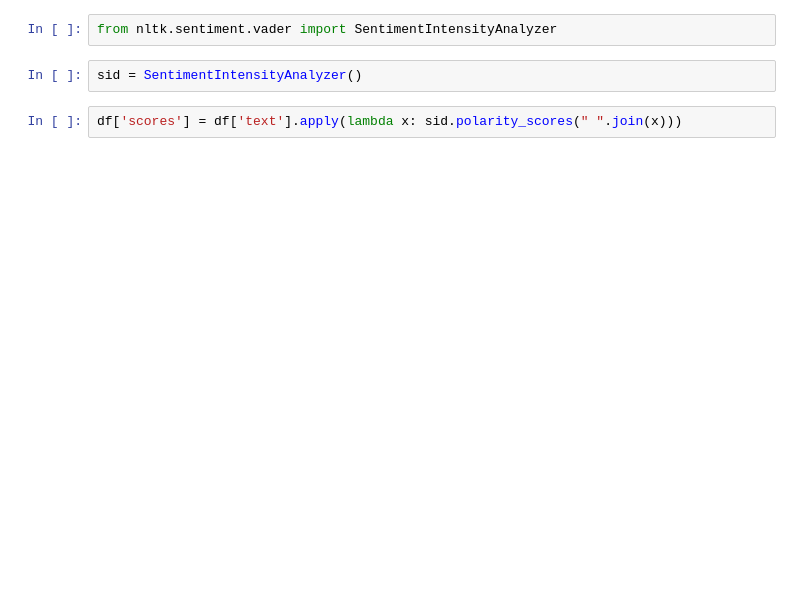
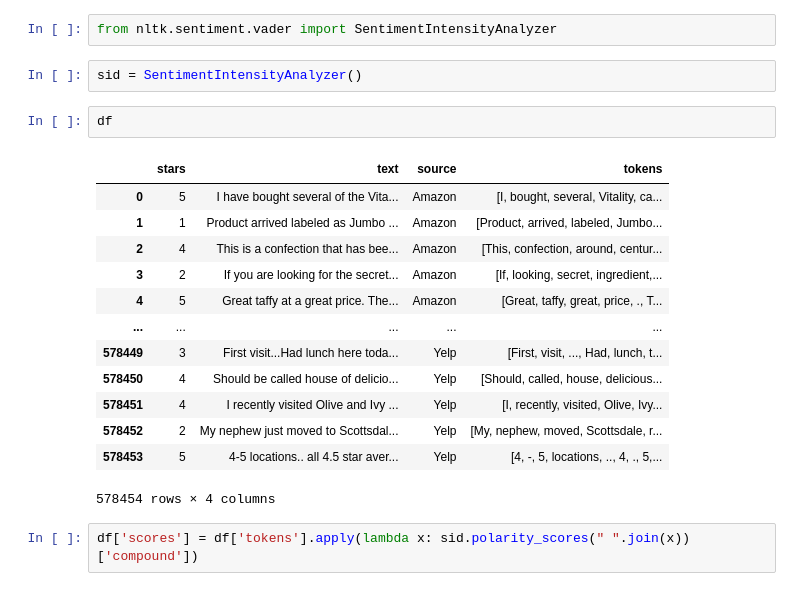
Before and after one commit to gregpollock/Customer-Reviews, a Jupyter notebook: Project.ipynb, the cells around one changed output. Drawn from its saved outputs; the diff is of its cells as text; blank space fills up the shorter version.

```diff
--- a/Project.ipynb
+++ b/Project.ipynb
@@ -96,5 +96,21 @@ df['text'] = df['text'].apply(lambda x: [word for word in x if word not in sw])
 from nltk.sentiment.vader import SentimentIntensityAnalyzer
 # %%
 sid = SentimentIntensityAnalyzer()
+# %%
+df
+# %% [output]
+|  | stars | text | source | tokens |
+| 0 | 5 | I have bought several of the Vita... | Amazon | [I, bought, several, Vitality, ca... |
+| 1 | 1 | Product arrived labeled as Jumbo ... | Amazon | [Product, arrived, labeled, Jumbo... |
+| 2 | 4 | This is a confection that has bee... | Amazon | [This, confection, around, centur... |
+| 3 | 2 | If you are looking for the secret... | Amazon | [If, looking, secret, ingredient,... |
+| 4 | 5 | Great taffy at a great price. The... | Amazon | [Great, taffy, great, price, ., T... |
+| ... | ... | ... | ... | ... |
+| 578449 | 3 | First visit...Had lunch here toda... | Yelp | [First, visit, ..., Had, lunch, t... |
+| 578450 | 4 | Should be called house of delicio... | Yelp | [Should, called, house, delicious... |
+| 578451 | 4 | I recently visited Olive and Ivy ... | Yelp | [I, recently, visited, Olive, Ivy... |
+| 578452 | 2 | My nephew just moved to Scottsdal... | Yelp | [My, nephew, moved, Scottsdale, r... |
+| 578453 | 5 | 4-5 locations.. all 4.5 star aver... | Yelp | [4, -, 5, locations, .., 4, ., 5,... |
+578454 rows × 4 columns
 # %%
-df['scores'] = df['text'].apply(lambda x: sid.polarity_scores(" ".join(x)))
+df['scores'] = df['tokens'].apply(lambda x: sid.polarity_scores(" ".join(x))['compound'])
```
Also changed, not shown: parts of 23 cells of this notebook.
